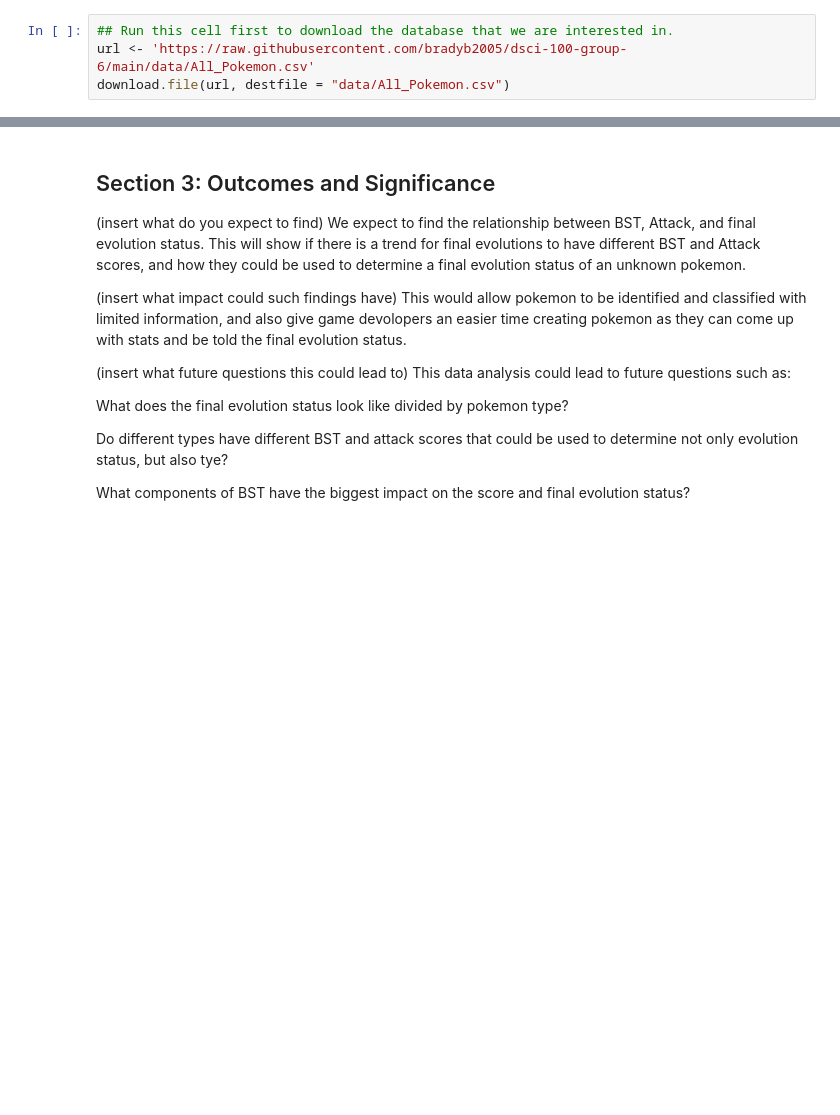
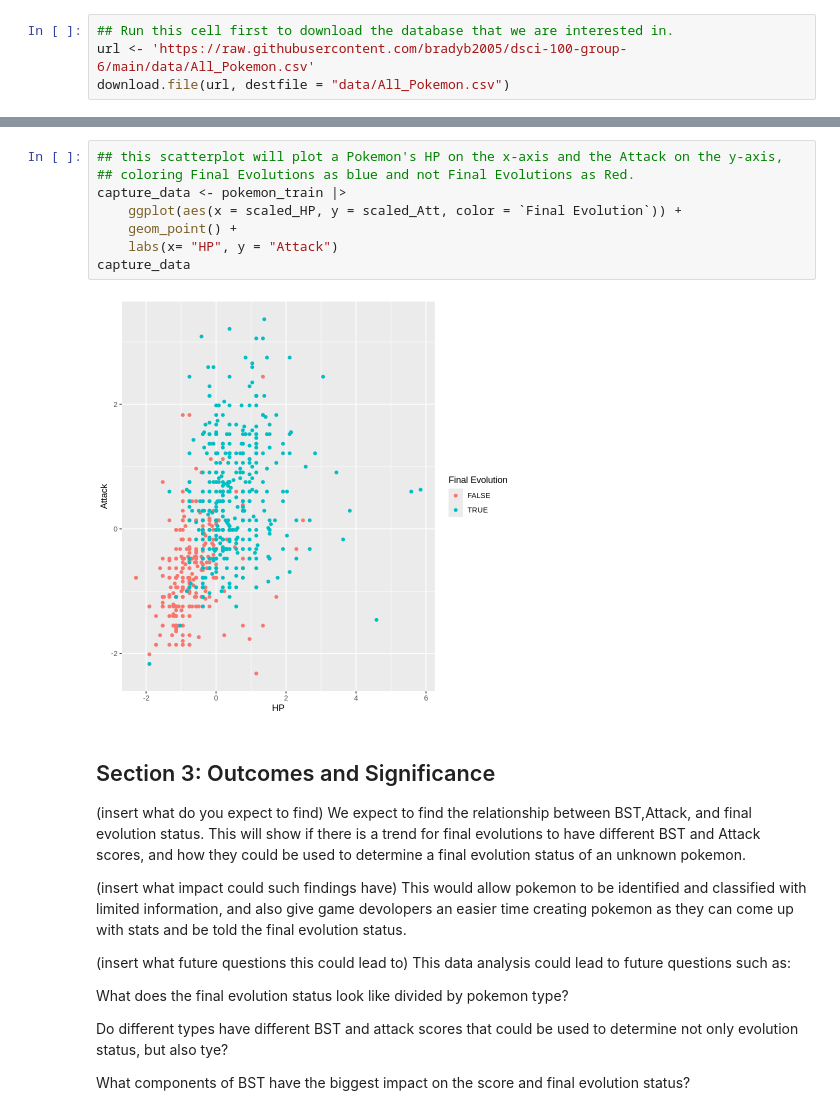
Before and after one commit to bradyb2005/dsci-100-group-6, a Jupyter notebook: Final-Project.ipynb, the cells around one changed output, grey strips where cells are left out. Drawn from its saved outputs; the diff is of its cells as text; blank space fills up the shorter version.

```diff
--- a/Final-Project.ipynb
+++ b/Final-Project.ipynb
@@ -135,8 +183,18 @@ We will visualize our results using a scatter plot, with our X value being HP an
+# %%
+## this scatterplot will plot a Pokemon's HP on the x-axis and the Attack on the y-axis,
+## coloring Final Evolutions as blue and not Final Evolutions as Red.
+capture_data <- pokemon_train |>
+    ggplot(aes(x = scaled_HP, y = scaled_Att, color = `Final Evolution`)) +
+    geom_point() +
+    labs(x= "HP", y = "Attack")
+capture_data
+# %% [output]
+[figure, added]
 # %% [markdown]
 ## Section 3: Outcomes and Significance
 
 (insert what do you expect to find)
-We expect to find the relationship between BST, Attack, and final evolution status. This will show if there is a trend for final evolutions to have different BST and Attack scores, and how they could be used to determine a final evolution status of an unknown pokemon.
+We expect to find the relationship between BST,Attack, and final evolution status. This will show if there is a trend for final evolutions to have different BST and Attack scores, and how they could be used to determine a final evolution status of an unknown pokemon.
 
 
 (insert what impact could such findings have)
```
Also changed, not shown: parts of 12 cells of this notebook.
